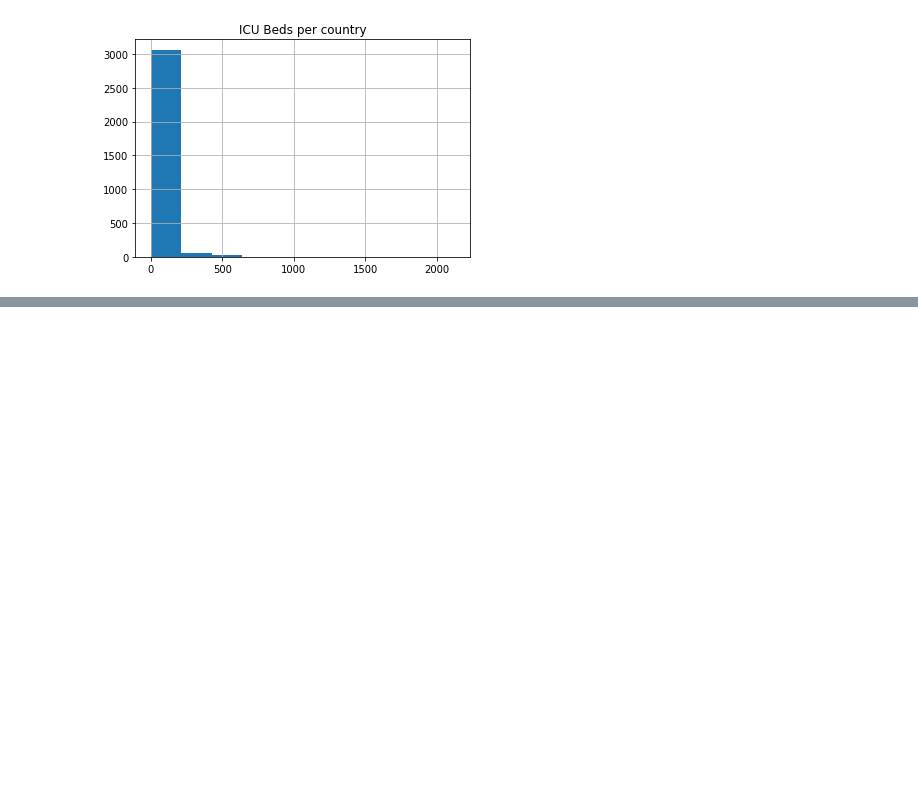
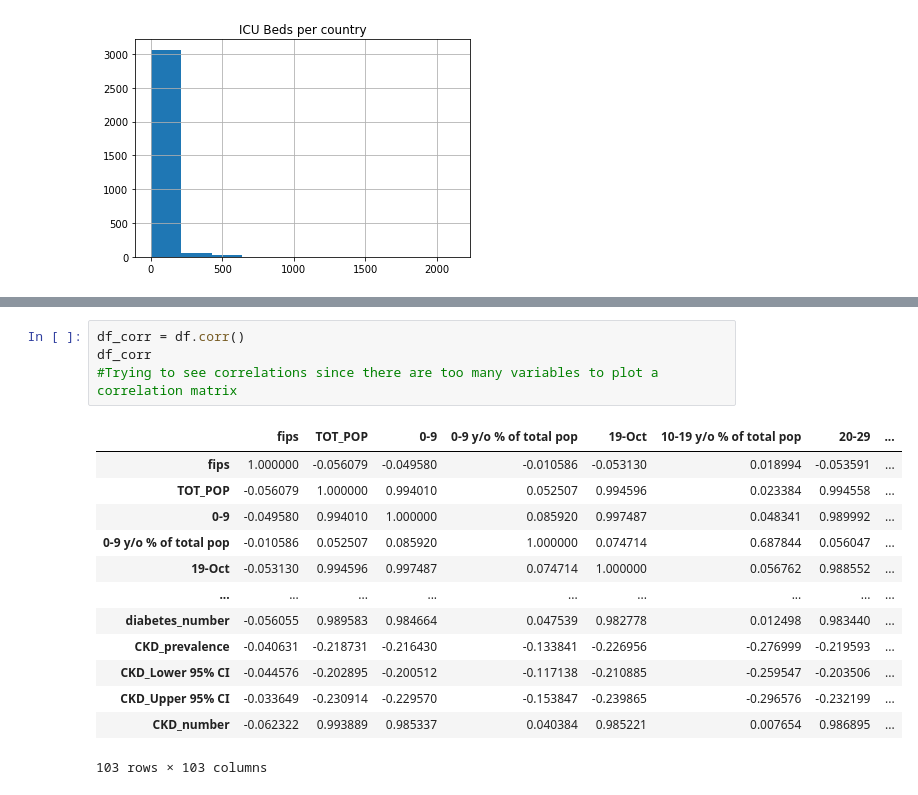
Before and after one commit to easyundercover/regularized-linear-regression, a Jupyter notebook: src/explore.ipynb, the cells around one changed output, grey strips where cells are left out. Cells and saved outputs as stored; diff of their text form; blank space fills up the shorter version.

```diff
--- a/src/explore.ipynb
+++ b/src/explore.ipynb
@@ -129,3 +123,21 @@ df[df['ICU Beds_x'] > 2000]
+# %%
+df_corr = df.corr()
+df_corr
+#Trying to see correlations since there are too many variables to plot a correlation matrix
+# %% [output]
+|  | fips | TOT_POP | 0-9 | 0-9 y/o % of total pop | 19-Oct | 10-19 y/o % of total pop | 20-29 | ... |
+| fips | 1.000000 | -0.056079 | -0.049580 | -0.010586 | -0.053130 | 0.018994 | -0.053591 | ... |
+| TOT_POP | -0.056079 | 1.000000 | 0.994010 | 0.052507 | 0.994596 | 0.023384 | 0.994558 | ... |
+| 0-9 | -0.049580 | 0.994010 | 1.000000 | 0.085920 | 0.997487 | 0.048341 | 0.989992 | ... |
+| 0-9 y/o % of total pop | -0.010586 | 0.052507 | 0.085920 | 1.000000 | 0.074714 | 0.687844 | 0.056047 | ... |
+| 19-Oct | -0.053130 | 0.994596 | 0.997487 | 0.074714 | 1.000000 | 0.056762 | 0.988552 | ... |
+| ... | ... | ... | ... | ... | ... | ... | ... | ... |
+| diabetes_number | -0.056055 | 0.989583 | 0.984664 | 0.047539 | 0.982778 | 0.012498 | 0.983440 | ... |
+| CKD_prevalence | -0.040631 | -0.218731 | -0.216430 | -0.133841 | -0.226956 | -0.276999 | -0.219593 | ... |
+| CKD_Lower 95% CI | -0.044576 | -0.202895 | -0.200512 | -0.117138 | -0.210885 | -0.259547 | -0.203506 | ... |
+| CKD_Upper 95% CI | -0.033649 | -0.230914 | -0.229570 | -0.153847 | -0.239865 | -0.296576 | -0.232199 | ... |
+| CKD_number | -0.062322 | 0.993889 | 0.985337 | 0.040384 | 0.985221 | 0.007654 | 0.986895 | ... |
+103 rows × 103 columns
 # %%
 df_corr = pd.DataFrame(df_train.corrwith(df['ICU Beds_x'], axis = 0), columns = ['Correlation'])
 df_corr[abs(df_corr['Correlation']) > 0.5]
```
Also changed, not shown: parts of 19 cells of this notebook.
